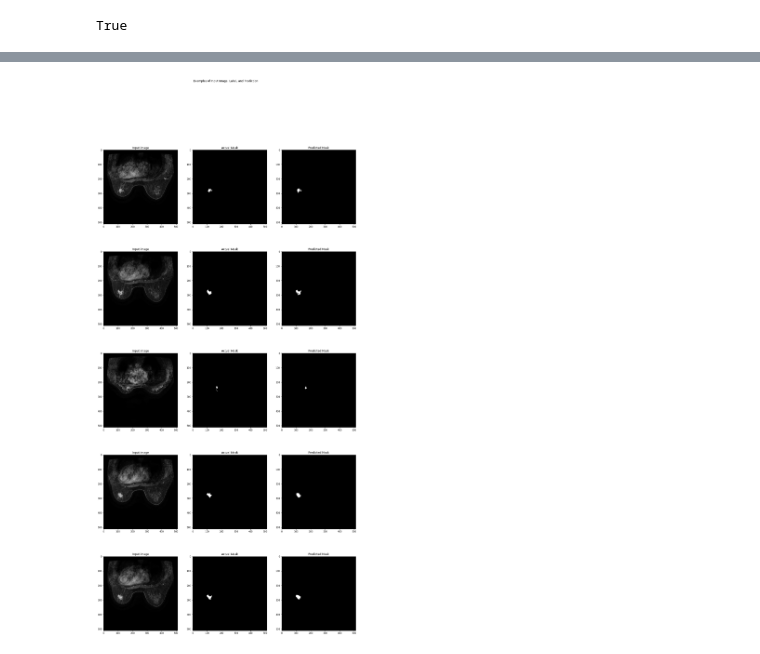
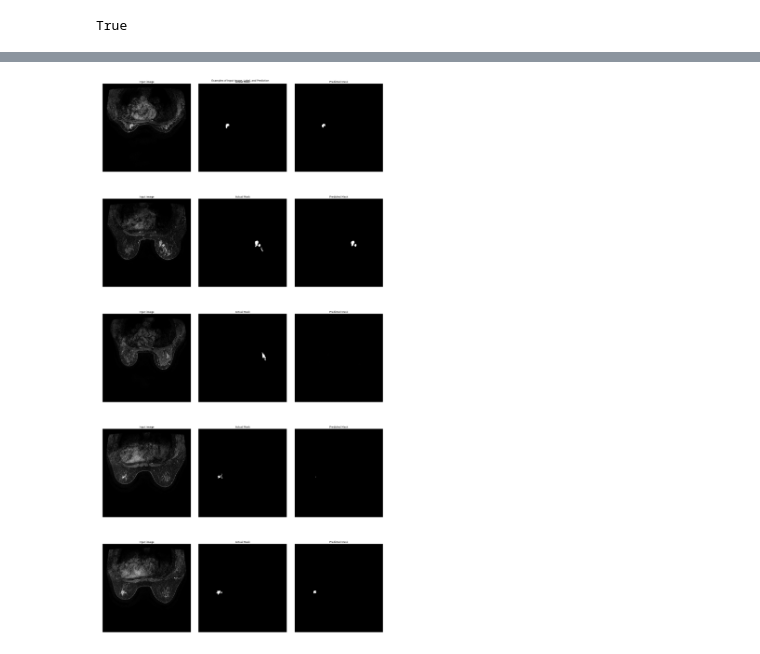
Before and after one commit to Hadryan/Atom_notebook, a Jupyter notebook: public/2019/physic_image_segmentation.ipynb, the cells around one changed output, grey strips where cells are left out. Drawn from its saved outputs; the diff is of its cells as text; code cells hidden in the pictures.

```diff
--- a/public/2019/physic_image_segmentation.ipynb
+++ b/public/2019/physic_image_segmentation.ipynb
@@ -52,14 +73,0 @@ plt.show()
-# %%
-from sklearn.model_selection import train_test_split
-
-xx_train = np.array(xx_train)
-yy_train = np.array(yy_train)
-x_train_filenames, x_val_filenames, y_train_filenames, y_val_filenames = \
-            train_test_split(xx_train, yy_train, test_size=0.2, random_state=42)
-
-num_train_examples = x_train_filenames.shape[0]
-num_val_examples = x_val_filenames.shape[0]
-
-print("training examples: {}, validation examples: {}".format(num_train_examples, num_val_examples))
-# training examples: 4070, validation examples: 1018
-x_train_filenames[:3], y_train_filenames[:3]
@@ -351,2 +646,4 @@ plt.show()
 # %%
+SAVE_PATH = './training_checkpoints'
+save_model_path = os.path.join(SAVE_PATH, 'weights.hdf5')
 model = tf.keras.models.load_model(save_model_path, custom_objects={'bce_dice_loss': bce_dice_loss, 'dice_loss': dice_loss})
@@ -353,26 +660,27 @@ model = tf.keras.models.load_model(save_model_path, custom_objects={'bce_dice_lo
 # %%
 # Let's visualize some of the outputs
-data_aug_iter = val_ds.make_one_shot_iterator()
-next_element = data_aug_iter.get_next()
+display_num = 5
+r_choices = np.random.choice(len(xx_train), display_num)
+xx_cc = xx_train_3[r_choices]
+pred = model.predict(xx_cc)
+fig = plt.figure(figsize=(20, 40))
+for ii, cc in enumerate(r_choices):
+    plt.subplot(display_num, 3, 3 * ii + 1)
+    plt.imshow(xx_train[cc, :, :, 0], cmap="gray")
+    plt.title("Input image")
+    plt.axis('off')
 
-# Running next element in our graph will produce a batch of images
-fig = plt.figure(figsize=(20, 40))
-for i in range(5):
-    batch_of_imgs, label = tf.keras.backend.get_session().run(next_element)
-    img = batch_of_imgs[0]
-    predicted_label = model.predict(batch_of_imgs)[0]
+    plt.subplot(display_num, 3, 3 * ii + 2)
+    plt.imshow(yy_train[cc, :, :, 0], cmap="gray")
+    plt.title("Actual Mask")
+    plt.axis('off')
 
-    plt.subplot(5, 3, 3 * i + 1)
-    plt.imshow(img)
-    plt.title("Input image")
-
-    plt.subplot(5, 3, 3 * i + 2)
-    plt.imshow(label[0, :, :, 0], cmap="gray")
-    plt.title("Actual Mask")
-    plt.subplot(5, 3, 3 * i + 3)
-    plt.imshow(predicted_label[:, :, 0], cmap="gray")
+    plt.subplot(display_num, 3, 3 * ii + 3)
+    plt.imshow(pred[ii, :, :, 0], cmap="gray")
     plt.title("Predicted Mask")
+    plt.axis('off')
 plt.suptitle("Examples of Input Image, Label, and Prediction")
+plt.tight_layout()
 plt.show()
 # %% [output]
-[figure, old version]
+[figure, new version]
```
Also changed, not shown: parts of 23 cells of this notebook, 3 other files.
